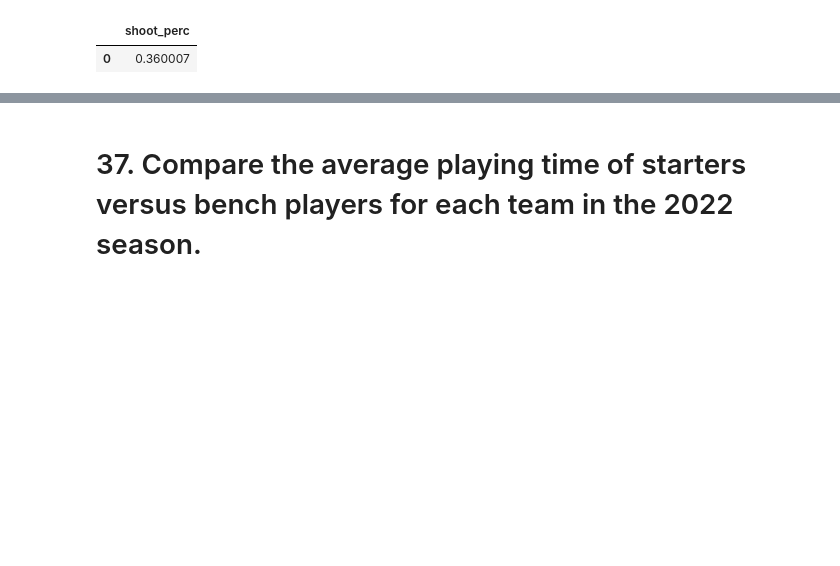
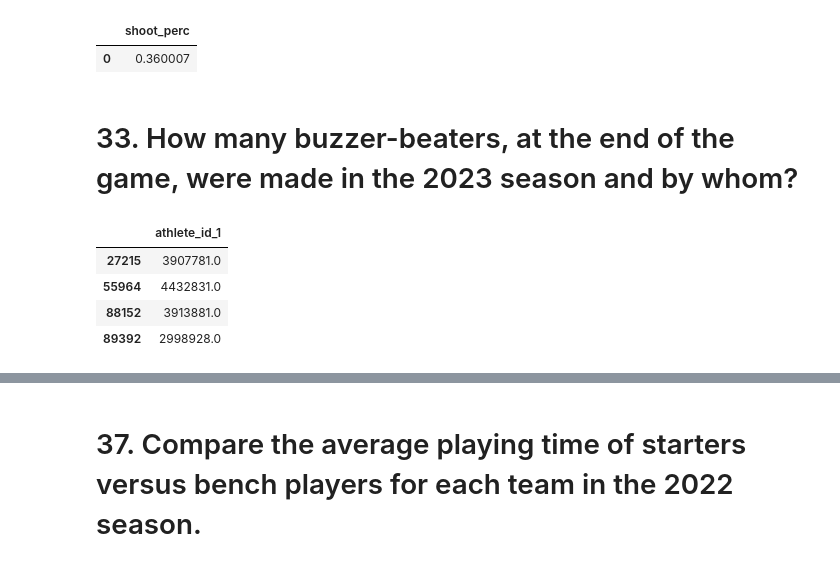
Before and after one commit to MIDS2024-Capstone-HoopIQ/project, a Jupyter notebook: test_questions_answers.ipynb, the cells around one changed output, grey strips where cells are left out. Saved outputs shown, nothing was run; the diff lists cells and outputs as text; code cells hidden in the pictures; blank space fills up the shorter version.

```diff
--- a/test_questions_answers.ipynb
+++ b/test_questions_answers.ipynb
@@ -704,3 +797,21 @@ question_31_df
 # %% [output]
 |  | shoot_perc |
 | 0 | 0.360007 |
+# %% [markdown]
+# 33. How many buzzer-beaters, at the end of the game, were made in the 2023 season and by whom?
+# %%
+question_33_df = pbp_2023_df[['athlete_id_1', 'scoring_play', 'start_game_seconds_remaining']]
+# %%
+question_33_df = question_33_df[question_33_df['scoring_play'] == True]
+# %%
+question_33_df = question_33_df[question_33_df['start_game_seconds_remaining'] == 0]
+# %%
+question_33_df = question_33_df.drop(columns=['scoring_play', 'start_game_seconds_remaining'])
+# %%
+question_33_df
+# %% [output]
+|  | athlete_id_1 |
+| 27215 | 3907781.0 |
+| 55964 | 4432831.0 |
+| 88152 | 3913881.0 |
+| 89392 | 2998928.0 |
```
Also changed, not shown: parts of 34 cells of this notebook.
